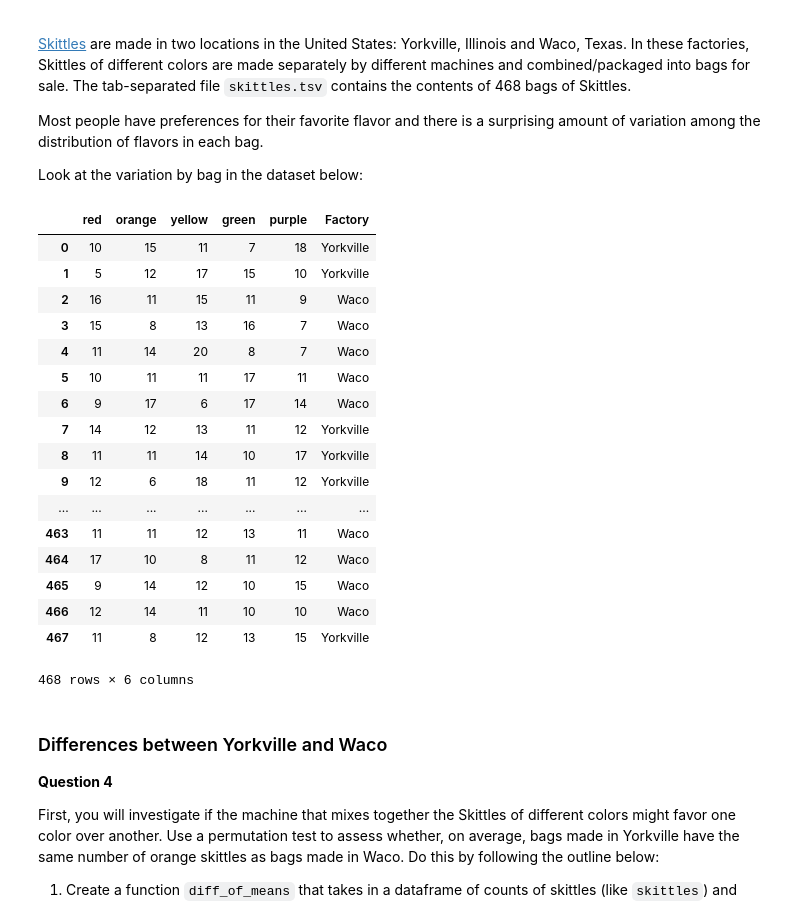
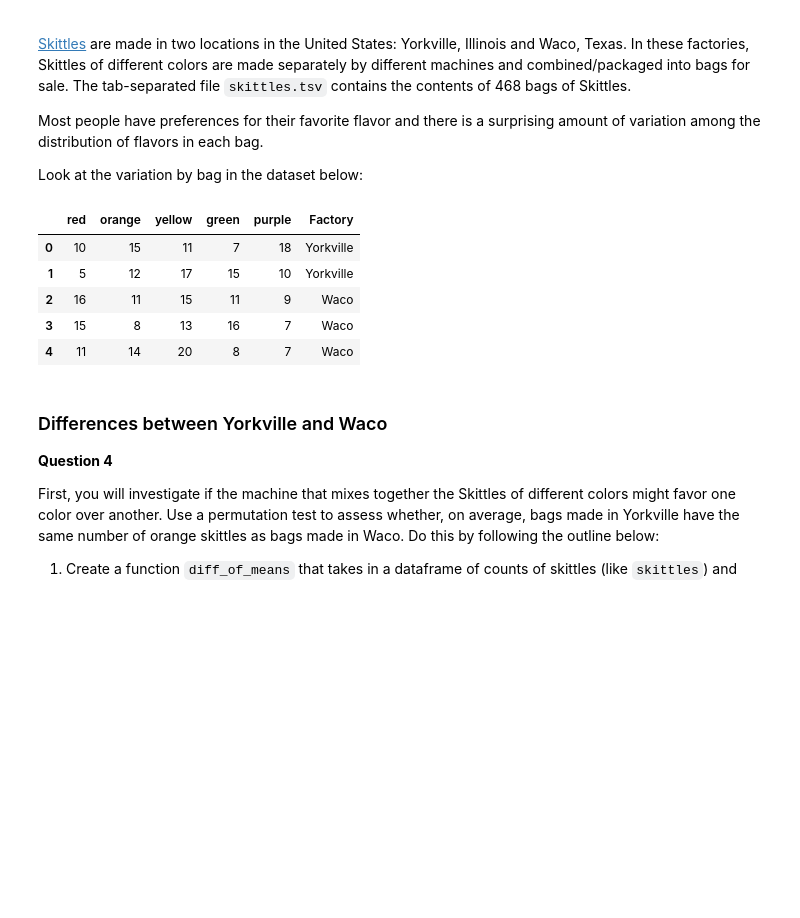
Before and after one commit to AECassAWei/dsc80-wi20, a Jupyter notebook: labs/lab04/lab04.ipynb, the cells around one changed output. Saved outputs shown, nothing was run; the diff lists cells and outputs as text; code cells hidden in the pictures; blank space fills up the shorter version.

```diff
--- a/labs/lab04/lab04.ipynb
+++ b/labs/lab04/lab04.ipynb
@@ -242,26 +242,14 @@ Look at the variation by bag in the dataset below:
 # %%
 skittles_fp = os.path.join('data', 'skittles.tsv')
 skittles = pd.read_csv(skittles_fp, sep='\t')
-skittles#.head(5)
+skittles.head(5)
 # %% [output]
 |  | red | orange | yellow | green | purple | Factory |
 | 0 | 10 | 15 | 11 | 7 | 18 | Yorkville |
 | 1 | 5 | 12 | 17 | 15 | 10 | Yorkville |
 | 2 | 16 | 11 | 15 | 11 | 9 | Waco |
 | 3 | 15 | 8 | 13 | 16 | 7 | Waco |
 | 4 | 11 | 14 | 20 | 8 | 7 | Waco |
-| 5 | 10 | 11 | 11 | 17 | 11 | Waco |
-| 6 | 9 | 17 | 6 | 17 | 14 | Waco |
-| 7 | 14 | 12 | 13 | 11 | 12 | Yorkville |
-| 8 | 11 | 11 | 14 | 10 | 17 | Yorkville |
-| 9 | 12 | 6 | 18 | 11 | 12 | Yorkville |
-| ... | ... | ... | ... | ... | ... | ... |
-| 463 | 11 | 11 | 12 | 13 | 11 | Waco |
-| 464 | 17 | 10 | 8 | 11 | 12 | Waco |
-| 465 | 9 | 14 | 12 | 10 | 15 | Waco |
-| 466 | 12 | 14 | 11 | 10 | 10 | Waco |
-| 467 | 11 | 8 | 12 | 13 | 15 | Yorkville |
-468 rows × 6 columns
 # %% [markdown]
 ### Differences between Yorkville and Waco
 
```
Also changed, not shown: parts of 13 cells of this notebook, 3 other files.
